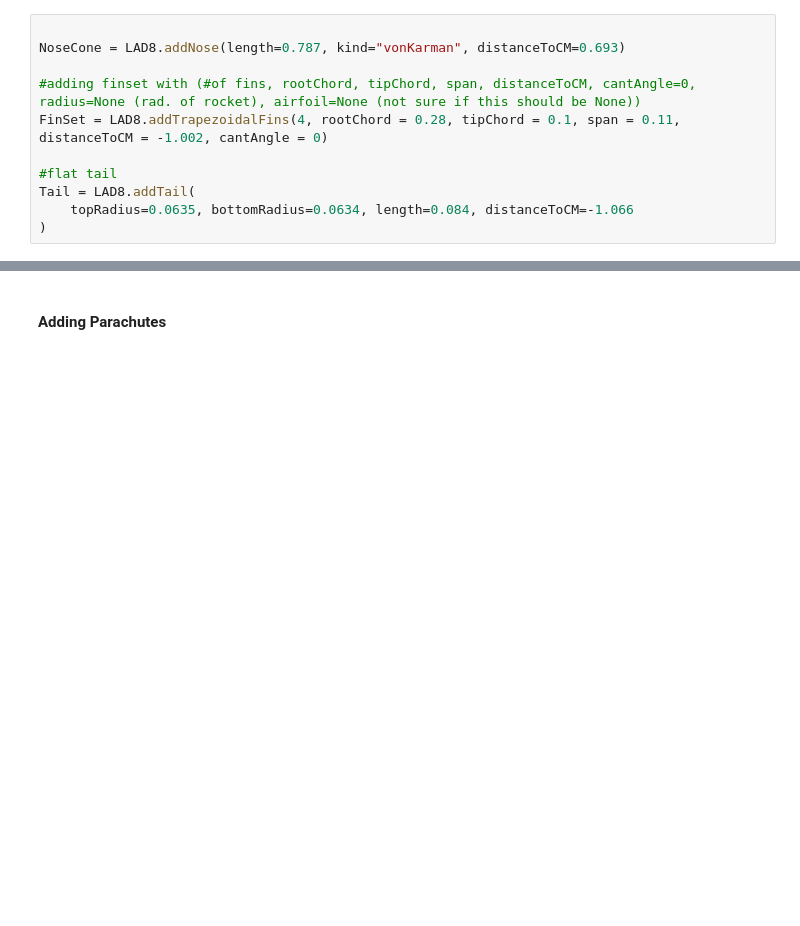
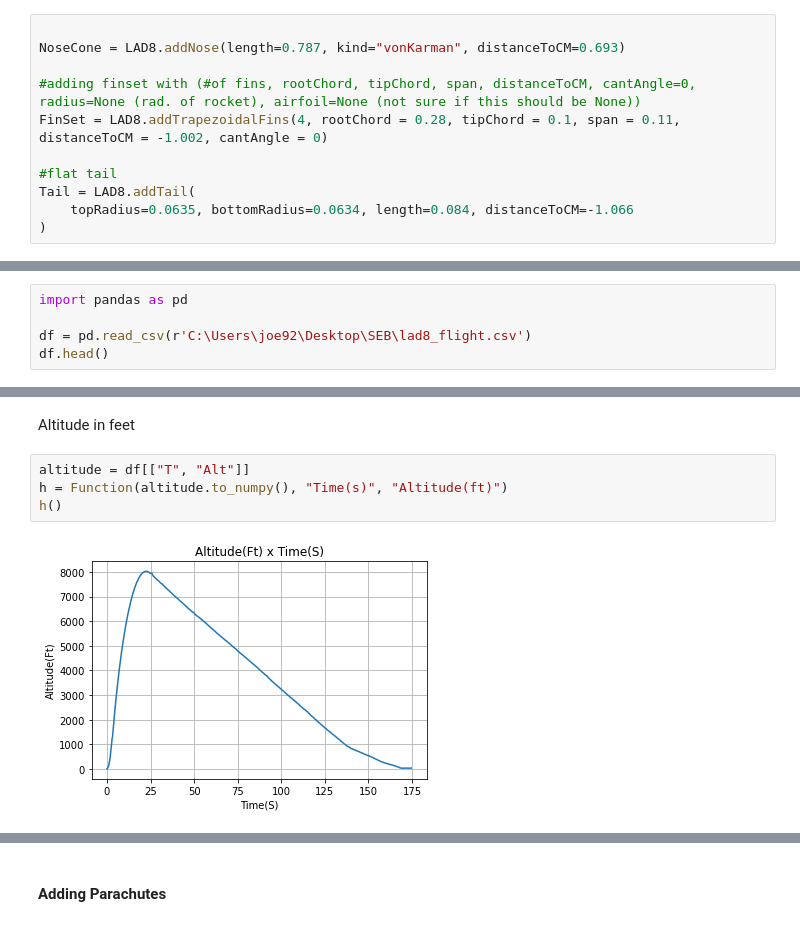
Before and after one commit to Space-Enterprise-at-Berkeley/LiquidRocketPy, a Jupyter notebook: docs/notebooks/lad8_model.ipynb, the cells around one changed output, grey strips where cells are left out. Saved outputs shown, nothing was run; the diff lists cells and outputs as text; blank space fills up the shorter version.

Commit message:
added rl plots ez compare

```diff
--- a/docs/notebooks/lad8_model.ipynb
+++ b/docs/notebooks/lad8_model.ipynb
@@ -159,0 +163,5 @@ Aerodynamics Plots
+# %%
+import pandas as pd
+
+df = pd.read_csv(r'C:\Users\joe92\Desktop\SEB\lad8_flight.csv')
+df.head()
@@ -159,0 +175,8 @@ Aerodynamics Plots
+# %% [markdown]
+Altitude in feet
+# %%
+altitude = df[["T", "Alt"]]
+h = Function(altitude.to_numpy(), "Time(s)", "Altitude(ft)")
+h()
+# %% [output]
+[figure, added]
```
Also changed, not shown: parts of 11 cells of this notebook, 1 other file.
